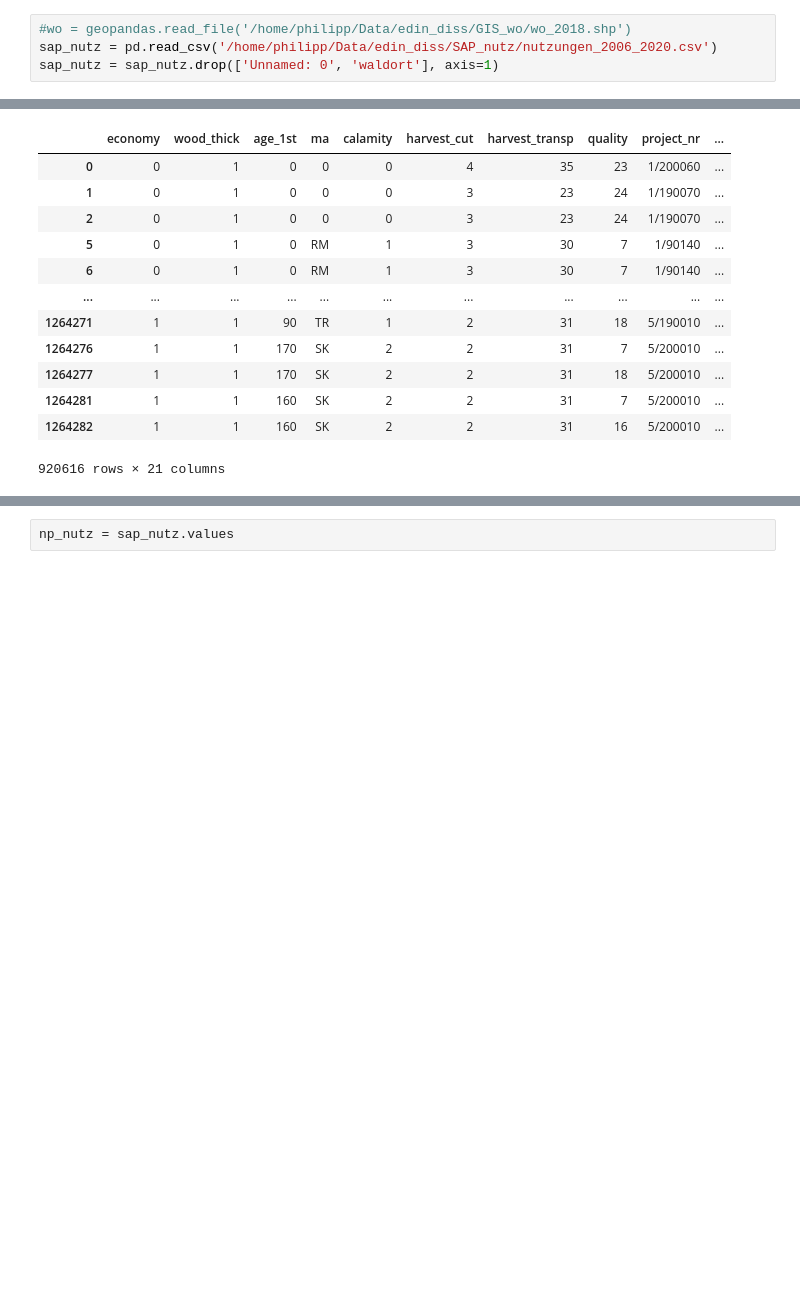
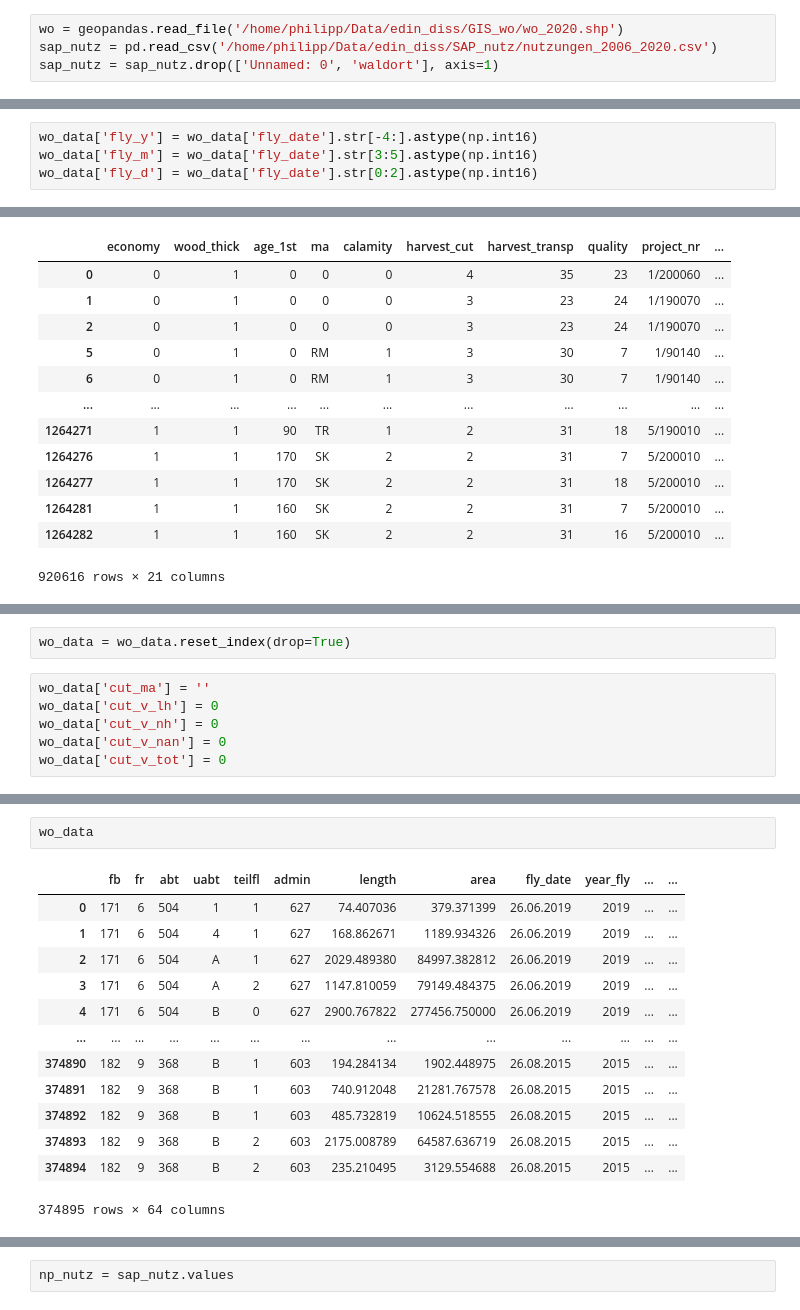
Before and after one commit to satlawa/edin_diss_geo, a Jupyter notebook: new/create_GIS_ground_truth_(vector)_test_nutz.ipynb, the cells around one changed output, grey strips where cells are left out. Drawn from its saved outputs; the diff is of its cells as text; blank space fills up the shorter version.

Commit message:
process harvest data

```diff
--- a/new/create_GIS_ground_truth_(vector)_test_nutz.ipynb
+++ b/new/create_GIS_ground_truth_(vector)_test_nutz.ipynb
@@ -918,7 +918,7 @@ for fb in wo['fb'].unique():
 # %% [markdown]
 ## calculating cut in between year_fe and year_fly
 # %%
-#wo = geopandas.read_file('/home/philipp/Data/edin_diss/GIS_wo/wo_2018.shp')
+wo = geopandas.read_file('/home/philipp/Data/edin_diss/GIS_wo/wo_2020.shp')
 sap_nutz = pd.read_csv('/home/philipp/Data/edin_diss/SAP_nutz/nutzungen_2006_2020.csv')
 sap_nutz = sap_nutz.drop(['Unnamed: 0', 'waldort'], axis=1)
 # %%
@@ -955,6 +955,10 @@ wo[['year_fe', 'year_fly', 'start_term', 'fly_date']]
 374895 rows × 4 columns
 # %%
 wo_data = wo.copy(deep=True)
+# %%
+wo_data['fly_y'] = wo_data['fly_date'].str[-4:].astype(np.int16)
+wo_data['fly_m'] = wo_data['fly_date'].str[3:5].astype(np.int16)
+wo_data['fly_d'] = wo_data['fly_date'].str[0:2].astype(np.int16)
 # %%
 wo_data
 # %% [output]
@@ -1035,0 +1070,8 @@ x = sap_nutz_proj.loc[sap_nutz_proj['date_start'].str.find('.')!=-1, 'date_start
+# %%
+wo_data = wo_data.reset_index(drop=True)
+# %%
+wo_data['cut_ma'] = ''
+wo_data['cut_v_lh'] = 0
+wo_data['cut_v_nh'] = 0
+wo_data['cut_v_nan'] = 0
+wo_data['cut_v_tot'] = 0
@@ -1035,0 +1134,16 @@ x = sap_nutz_proj.loc[sap_nutz_proj['date_start'].str.find('.')!=-1, 'date_start
+# %%
+wo_data
+# %% [output]
+|  | fb | fr | abt | uabt | teilfl | admin | length | area | fly_date | year_fly | ... | ... |
+| 0 | 171 | 6 | 504 | 1 | 1 | 627 | 74.407036 | 379.371399 | 26.06.2019 | 2019 | ... | ... |
+| 1 | 171 | 6 | 504 | 4 | 1 | 627 | 168.862671 | 1189.934326 | 26.06.2019 | 2019 | ... | ... |
+| 2 | 171 | 6 | 504 | A | 1 | 627 | 2029.489380 | 84997.382812 | 26.06.2019 | 2019 | ... | ... |
+| 3 | 171 | 6 | 504 | A | 2 | 627 | 1147.810059 | 79149.484375 | 26.06.2019 | 2019 | ... | ... |
+| 4 | 171 | 6 | 504 | B | 0 | 627 | 2900.767822 | 277456.750000 | 26.06.2019 | 2019 | ... | ... |
+| ... | ... | ... | ... | ... | ... | ... | ... | ... | ... | ... | ... | ... |
+| 374890 | 182 | 9 | 368 | B | 1 | 603 | 194.284134 | 1902.448975 | 26.08.2015 | 2015 | ... | ... |
+| 374891 | 182 | 9 | 368 | B | 1 | 603 | 740.912048 | 21281.767578 | 26.08.2015 | 2015 | ... | ... |
+| 374892 | 182 | 9 | 368 | B | 1 | 603 | 485.732819 | 10624.518555 | 26.08.2015 | 2015 | ... | ... |
+| 374893 | 182 | 9 | 368 | B | 2 | 603 | 2175.008789 | 64587.636719 | 26.08.2015 | 2015 | ... | ... |
+| 374894 | 182 | 9 | 368 | B | 2 | 603 | 235.210495 | 3129.554688 | 26.08.2015 | 2015 | ... | ... |
+374895 rows × 64 columns
```
Also changed, not shown: parts of 44 cells of this notebook.
